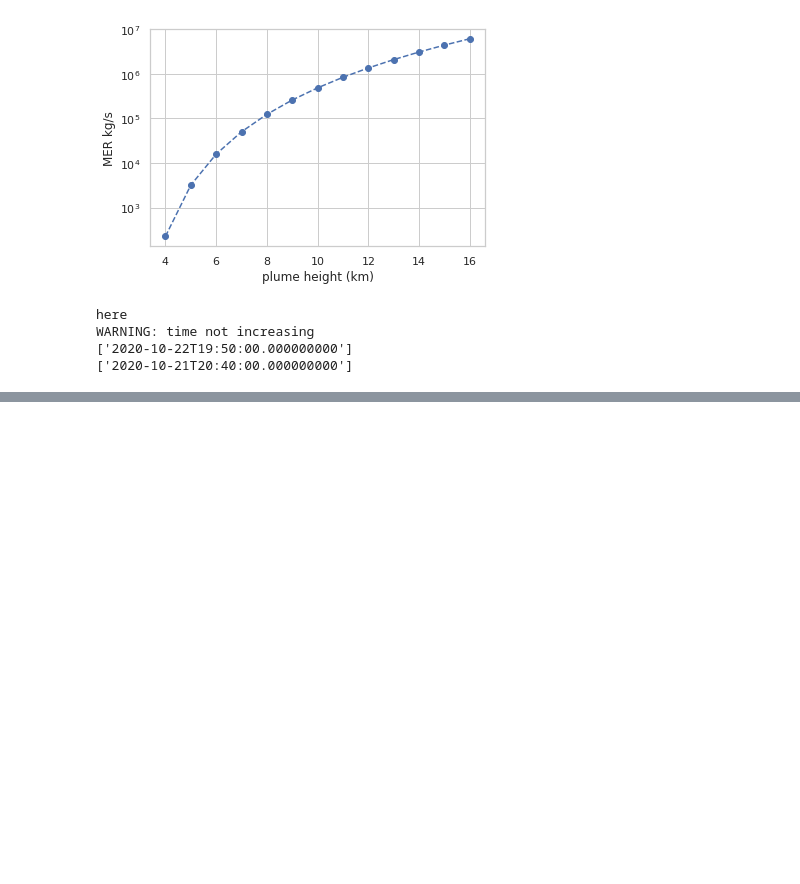
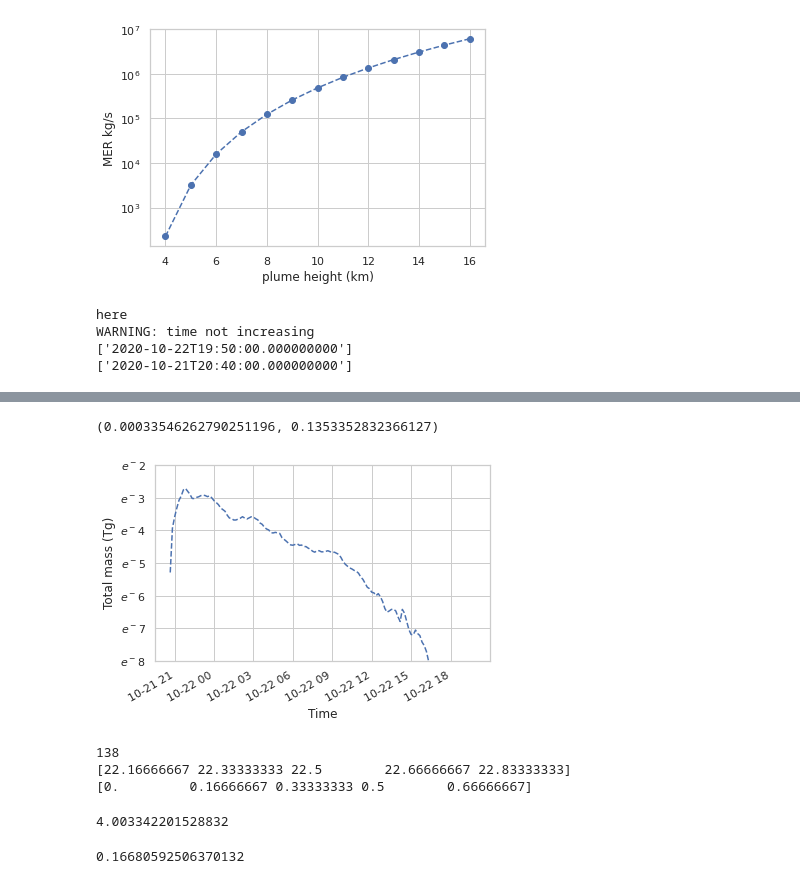
Before and after one commit to noaa-oar-arl/hysplit_asheval_notebooks, a Jupyter notebook: notebooks/Bezy.ipynb, the cells around one changed output, grey strips where cells are left out. Drawn from its saved outputs; the diff is of its cells as text; code cells hidden in the pictures; blank space fills up the shorter version.

```diff
--- a/notebooks/Bezy.ipynb
+++ b/notebooks/Bezy.ipynb
@@ -171,0 +191,24 @@ ax.set_xlim(d1,d2)
+# %%
+%autoreload
+fig = plt.figure(4)
+d1 = datetime.datetime(2020,10,21,20,0)
+d2 = datetime.datetime(2020,10,22,0,20)
+ax = fig.add_subplot(1,1,1)
+
+volcplot.sub_plot_mass(ax)
+fig.autofmt_xdate()
+ax.set_ylim(np.e**(-8), np.e**(-2))
+# %% [output]
+(0.00033546262790251196, 0.1353352832366127)
+[figure, added]
+# %%
+yval = volcplot.tmasslist
+tval = volcplot.dlist
+print(len(tval))
+xval = np.arange(0,len(tval),1)/6.0
+print(xval[-5:])
+print(xval[0:5])
+# %% [output]
+138
+[22.16666667 22.33333333 22.5        22.66666667 22.83333333]
+[0.         0.16666667 0.33333333 0.5        0.66666667]
@@ -171,0 +218,10 @@ ax.set_xlim(d1,d2)
+# %%
+# half life. unit is hours.
+half_life = -1/k * np.log(2)
+print(half_life)
+# %% [output]
+4.003342201528832
+# %%
+half_life/24.0
+# %% [output]
+0.16680592506370132
```
Also changed, not shown: parts of 6 cells of this notebook, 9 other files.
